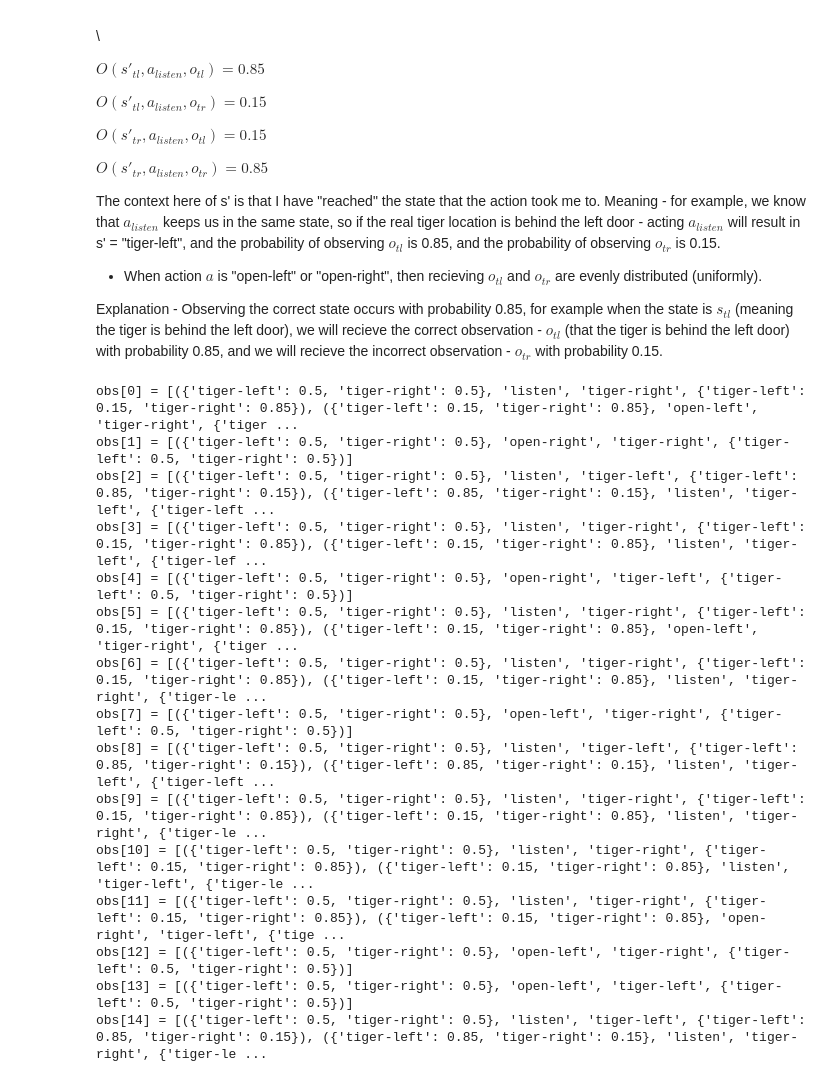
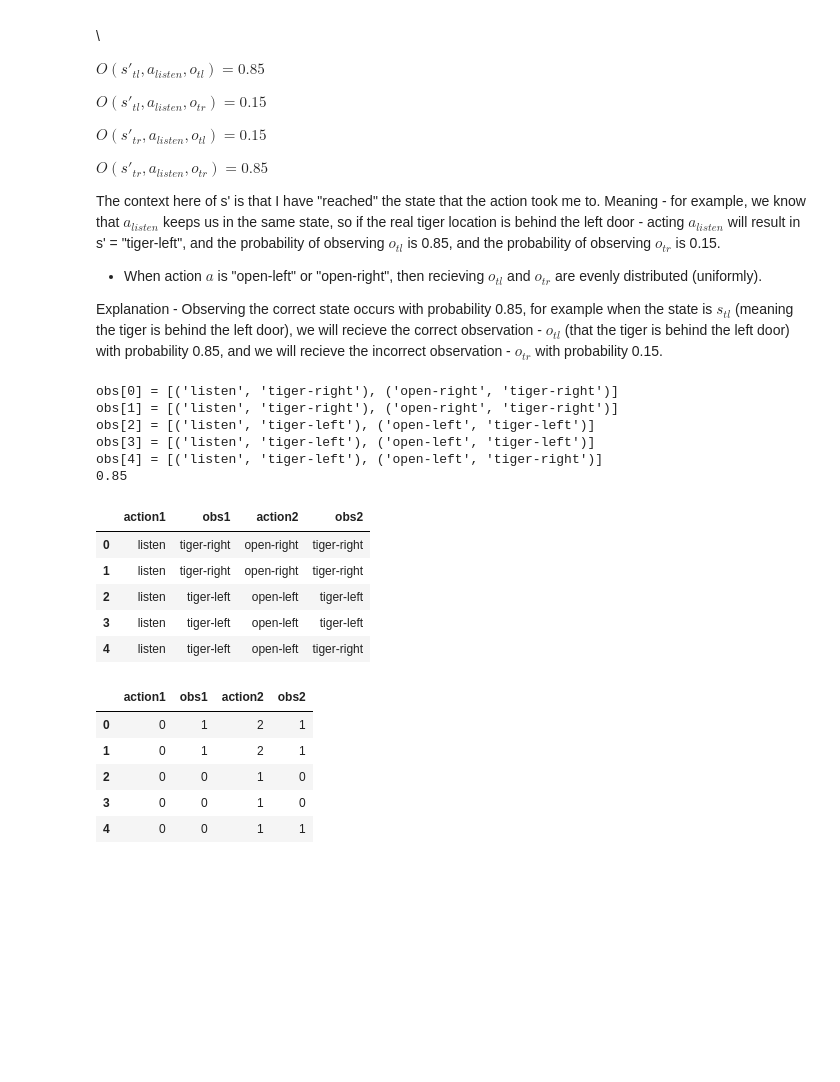
Before and after one commit to ibenatar-96/tiger-pomdp-mplr, a Jupyter notebook: tiger_pomdp_mplr.ipynb, the cells around one changed output. Saved outputs shown, nothing was run; the diff lists cells and outputs as text; code cells hidden in the pictures; blank space fills up the shorter version.

```diff
--- a/tiger_pomdp_mplr.ipynb
+++ b/tiger_pomdp_mplr.ipynb
@@ -170,21 +144 @@ def gen_obs(mode='random'):
     return episodes_obs
-# %%
-observations = gen_obs()
-for i,obs in enumerate(observations):
-    print(f"obs[{i}] = {obs}")
-# %% [output]
-obs[0] = [({'tiger-left': 0.5, 'tiger-right': 0.5}, 'listen', 'tiger-right', {'tiger-left': 0.15, 'tiger-right': 0.85}), ({'tiger-left': 0.15, 'tiger-right': 0.85}, 'open-left', 'tiger-right', {'tiger ...
-obs[1] = [({'tiger-left': 0.5, 'tiger-right': 0.5}, 'open-right', 'tiger-right', {'tiger-left': 0.5, 'tiger-right': 0.5})]
-obs[2] = [({'tiger-left': 0.5, 'tiger-right': 0.5}, 'listen', 'tiger-left', {'tiger-left': 0.85, 'tiger-right': 0.15}), ({'tiger-left': 0.85, 'tiger-right': 0.15}, 'listen', 'tiger-left', {'tiger-left ...
-obs[3] = [({'tiger-left': 0.5, 'tiger-right': 0.5}, 'listen', 'tiger-right', {'tiger-left': 0.15, 'tiger-right': 0.85}), ({'tiger-left': 0.15, 'tiger-right': 0.85}, 'listen', 'tiger-left', {'tiger-lef ...
-obs[4] = [({'tiger-left': 0.5, 'tiger-right': 0.5}, 'open-right', 'tiger-left', {'tiger-left': 0.5, 'tiger-right': 0.5})]
-obs[5] = [({'tiger-left': 0.5, 'tiger-right': 0.5}, 'listen', 'tiger-right', {'tiger-left': 0.15, 'tiger-right': 0.85}), ({'tiger-left': 0.15, 'tiger-right': 0.85}, 'open-left', 'tiger-right', {'tiger ...
-obs[6] = [({'tiger-left': 0.5, 'tiger-right': 0.5}, 'listen', 'tiger-right', {'tiger-left': 0.15, 'tiger-right': 0.85}), ({'tiger-left': 0.15, 'tiger-right': 0.85}, 'listen', 'tiger-right', {'tiger-le ...
-obs[7] = [({'tiger-left': 0.5, 'tiger-right': 0.5}, 'open-left', 'tiger-right', {'tiger-left': 0.5, 'tiger-right': 0.5})]
-obs[8] = [({'tiger-left': 0.5, 'tiger-right': 0.5}, 'listen', 'tiger-left', {'tiger-left': 0.85, 'tiger-right': 0.15}), ({'tiger-left': 0.85, 'tiger-right': 0.15}, 'listen', 'tiger-left', {'tiger-left ...
-obs[9] = [({'tiger-left': 0.5, 'tiger-right': 0.5}, 'listen', 'tiger-right', {'tiger-left': 0.15, 'tiger-right': 0.85}), ({'tiger-left': 0.15, 'tiger-right': 0.85}, 'listen', 'tiger-right', {'tiger-le ...
-obs[10] = [({'tiger-left': 0.5, 'tiger-right': 0.5}, 'listen', 'tiger-right', {'tiger-left': 0.15, 'tiger-right': 0.85}), ({'tiger-left': 0.15, 'tiger-right': 0.85}, 'listen', 'tiger-left', {'tiger-le ...
-obs[11] = [({'tiger-left': 0.5, 'tiger-right': 0.5}, 'listen', 'tiger-right', {'tiger-left': 0.15, 'tiger-right': 0.85}), ({'tiger-left': 0.15, 'tiger-right': 0.85}, 'open-right', 'tiger-left', {'tige ...
-obs[12] = [({'tiger-left': 0.5, 'tiger-right': 0.5}, 'open-left', 'tiger-right', {'tiger-left': 0.5, 'tiger-right': 0.5})]
-obs[13] = [({'tiger-left': 0.5, 'tiger-right': 0.5}, 'open-left', 'tiger-left', {'tiger-left': 0.5, 'tiger-right': 0.5})]
-obs[14] = [({'tiger-left': 0.5, 'tiger-right': 0.5}, 'listen', 'tiger-left', {'tiger-left': 0.85, 'tiger-right': 0.15}), ({'tiger-left': 0.85, 'tiger-right': 0.15}, 'listen', 'tiger-right', {'tiger-le ...
@@ -209,0 +145,55 @@ def tiger_model(obs=None):
+# %%
+num_samples=20
+observations = gen_obs(num_samples=num_samples)
+for i in range(min(num_samples, 5)):
+    print(f"obs[{i}] = {observations[i]}")
+print(sum(1 for obs in observations if obs[0][1] == obs[1][1])/num_samples)
+# %% [output]
+obs[0] = [('listen', 'tiger-right'), ('open-right', 'tiger-right')]
+obs[1] = [('listen', 'tiger-right'), ('open-right', 'tiger-right')]
+obs[2] = [('listen', 'tiger-left'), ('open-left', 'tiger-left')]
+obs[3] = [('listen', 'tiger-left'), ('open-left', 'tiger-left')]
+obs[4] = [('listen', 'tiger-left'), ('open-left', 'tiger-right')]
+0.85
+# %%
+data = []
+for episode in observations:
+    row = {}
+    row['action1'], row['obs1'] = episode[0]
+    row['action2'], row['obs2'] = episode[1]
+    data.append(row)
+
+data = pd.DataFrame(data, columns=['action1', 'obs1', 'action2', 'obs2'])
+data.head()
+# %% [output]
+|  | action1 | obs1 | action2 | obs2 |
+| 0 | listen | tiger-right | open-right | tiger-right |
+| 1 | listen | tiger-right | open-right | tiger-right |
+| 2 | listen | tiger-left | open-left | tiger-left |
+| 3 | listen | tiger-left | open-left | tiger-left |
+| 4 | listen | tiger-left | open-left | tiger-right |
+# %%
+# Now lets preprocess the data and turn it into numeric values, so we can work with numpyro.
+
+actions = ["listen", "open-left", "open-right"] # listen = 0, open-left = 1, open-right = 2
+observations = ["tiger-left", "tiger-right"] # tiger-left = 0, tiger-right = 1
+
+def preprocess_data(df):
+    action_map = {action: i for i, action in enumerate(actions)}
+    obs_map = {obs: i for i, obs in enumerate(observations)}
+    df_numeric = df.copy()
+    df_numeric['action1'] = df['action1'].map(action_map)
+    df_numeric['action2'] = df['action2'].map(action_map)
+    df_numeric['obs1'] = df['obs1'].map(obs_map)
+    df_numeric['obs2'] = df['obs2'].map(obs_map)
+    return df_numeric
+
+data = preprocess_data(data)
+data.head()
+# %% [output]
+|  | action1 | obs1 | action2 | obs2 |
+| 0 | 0 | 1 | 2 | 1 |
+| 1 | 0 | 1 | 2 | 1 |
+| 2 | 0 | 0 | 1 | 0 |
+| 3 | 0 | 0 | 1 | 0 |
+| 4 | 0 | 0 | 1 | 1 |
```
Also changed, not shown: parts of 15 cells of this notebook.
